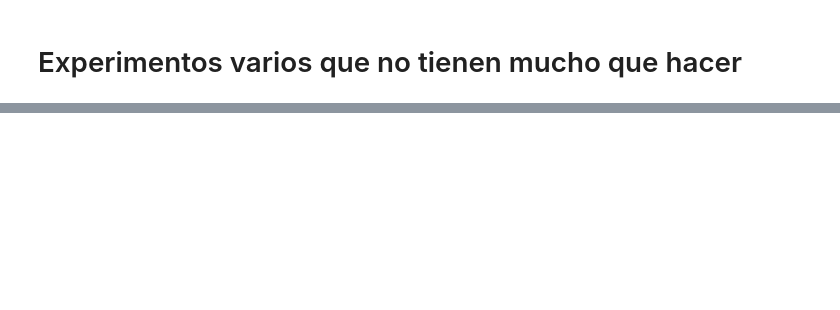
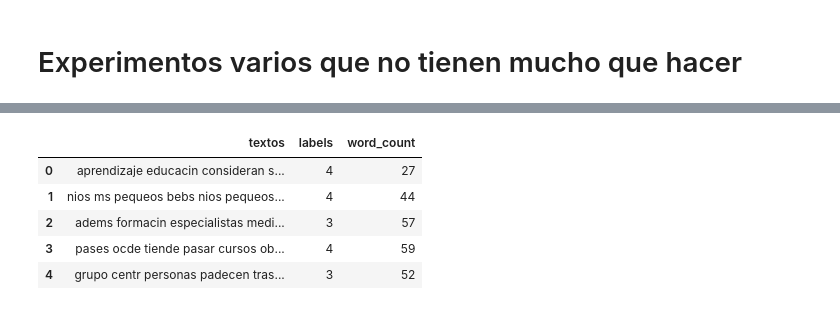
Before and after one commit to BILabsAndProjects/Proyecto1, a Jupyter notebook: exploracion_datos.ipynb, the cells around one changed output, grey strips where cells are left out. Drawn from its saved outputs; the diff is of its cells as text; code cells hidden in the pictures; blank space fills up the shorter version.

```diff
--- a/exploracion_datos.ipynb
+++ b/exploracion_datos.ipynb
@@ -144,0 +154,9 @@ df_normalizado.head()
+# %%
+df_normalizado.head()
+# %% [output]
+|  | textos | labels | word_count |
+| 0 | aprendizaje educacin consideran s... | 4 | 27 |
+| 1 | nios ms pequeos bebs nios pequeos... | 4 | 44 |
+| 2 | adems formacin especialistas medi... | 3 | 57 |
+| 3 | pases ocde tiende pasar cursos ob... | 4 | 59 |
+| 4 | grupo centr personas padecen tras... | 3 | 52 |
```
Also changed, not shown: parts of 8 cells of this notebook, 1 other file.
